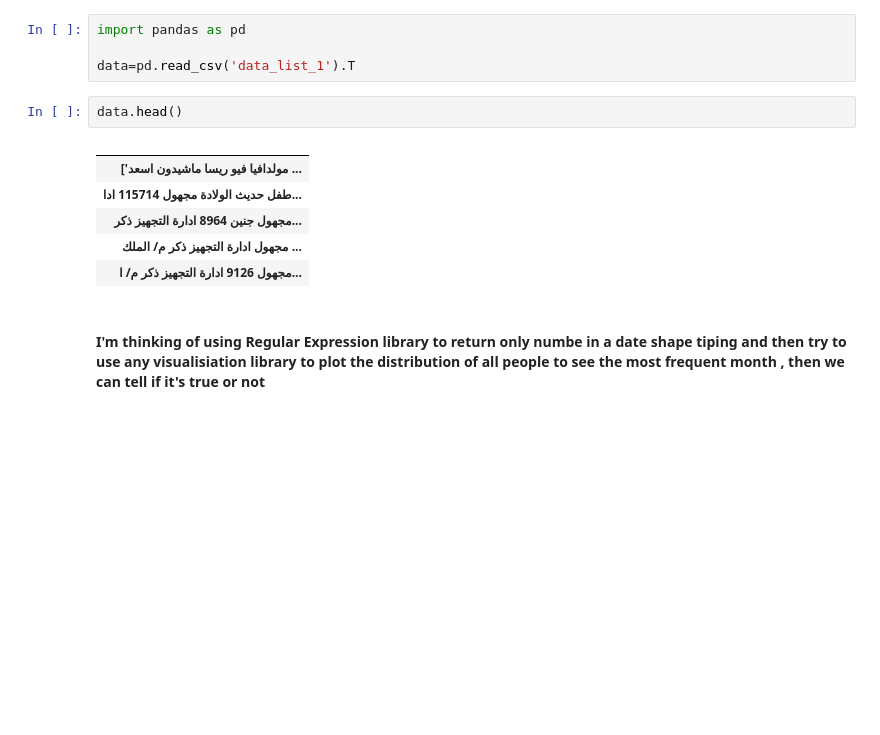
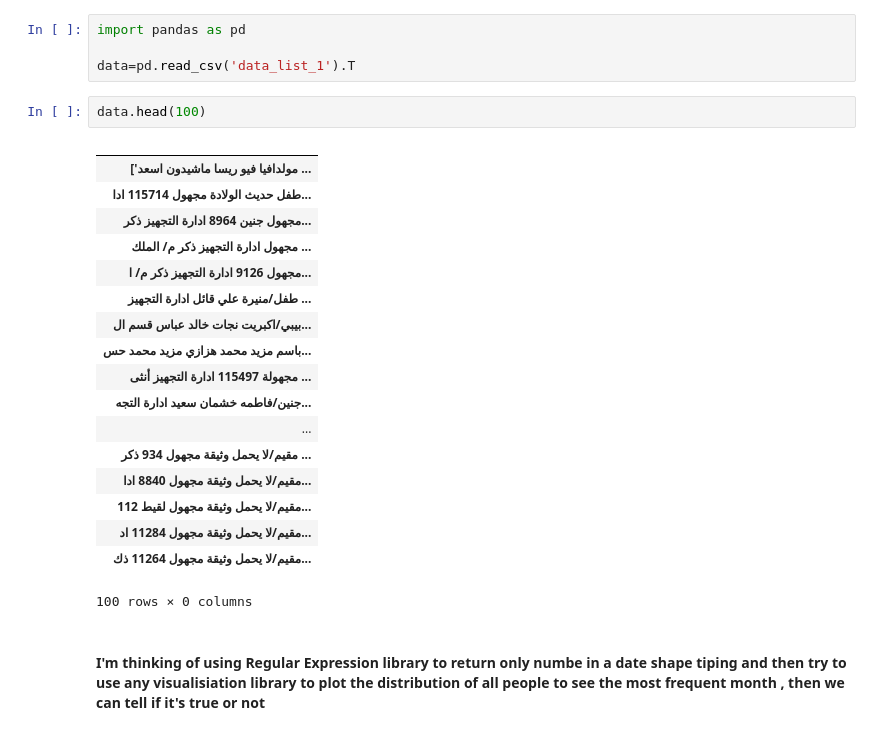
Before and after one commit to samiee/ds-task, a Jupyter notebook: ds-task-v1.ipynb, the cells around one changed output. Drawn from its saved outputs; the diff is of its cells as text; blank space fills up the shorter version.

```diff
--- a/ds-task-v1.ipynb
+++ b/ds-task-v1.ipynb
@@ -117,14 +117,26 @@ import pandas as pd
 
 data=pd.read_csv('data_list_1').T
 # %%
-data.head()
+data.head(100)
 # %% [output]
 |  |
 | ['مولدافيا فيو ريسا ماشيدون اسعد ... |
 | طفل حديث الولادة مجهول 115714 ادا... |
 | مجهول جنين 8964 ادارة التجهيز ذكر... |
 | مجهول ادارة التجهيز ذكر م/ الملك ... |
 | مجهول 9126 ادارة التجهيز ذكر م/ ا... |
+| طفل/منيرة علي قائل ادارة التجهيز ... |
+| بيبي/اكبريت نجات خالد عباس قسم ال... |
+| باسم مزيد محمد هزازي مزيد محمد حس... |
+| مجهولة 115497 ادارة التجهيز أنثى ... |
+| جنين/فاطمه خشمان سعيد ادارة التجه... |
+| ... |
+| مقيم/لا يحمل وثيقة مجهول 934 ذكر ... |
+| مقيم/لا يحمل وثيقة مجهول 8840 ادا... |
+| مقيم/لا يحمل وثيقة مجهول لقيط 112... |
+| مقيم/لا يحمل وثيقة مجهول 11284 اد... |
+| مقيم/لا يحمل وثيقة مجهول 11264 ذك... |
+100 rows × 0 columns
 # %% [markdown]
 #### I'm thinking of using Regular Expression library to return only numbe in a date shape tiping and then  try to use any visualisiation library to plot the distribution of all people to see the most frequent month , then we can tell if it's true or not
 # %%
```
